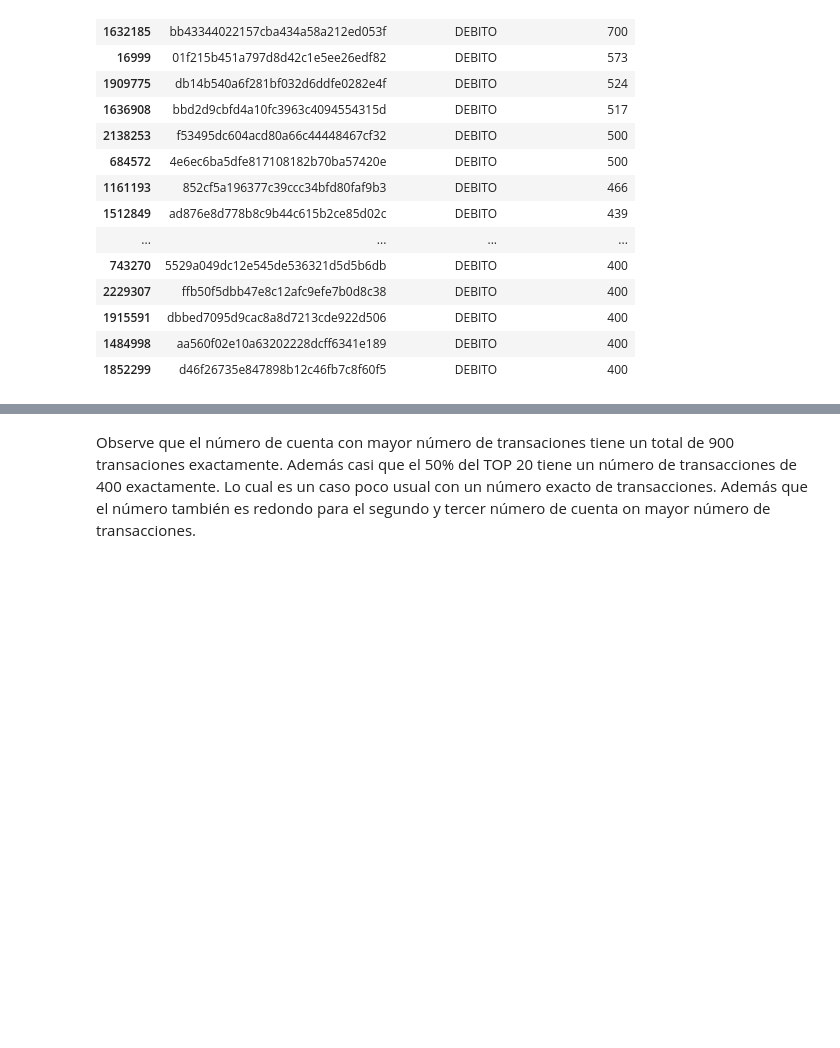
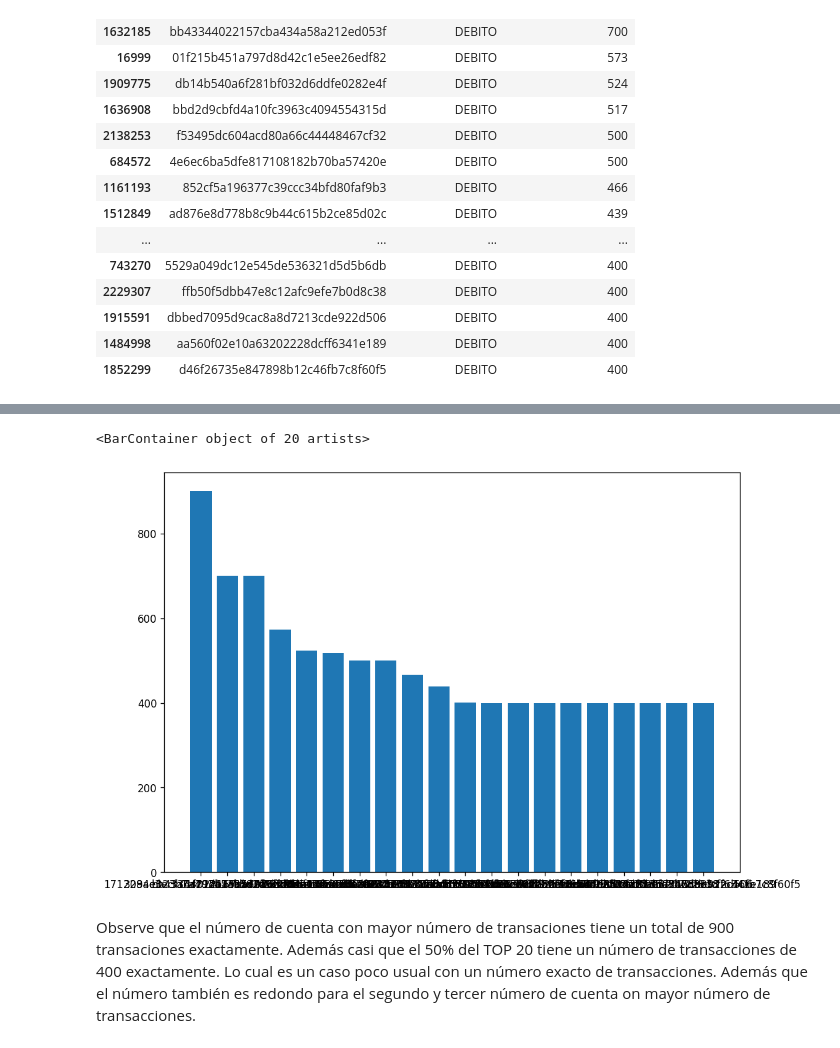
Before and after one commit to yyocampon/PruebaTecnicaNEQUI, a Jupyter notebook: PruebaTecnica.ipynb, the cells around one changed output, grey strips where cells are left out. Drawn from its saved outputs; the diff is of its cells as text; code cells hidden in the pictures; blank space fills up the shorter version.

```diff
--- a/PruebaTecnica.ipynb
+++ b/PruebaTecnica.ipynb
@@ -281,6 +293,13 @@ fig = px.bar(account_grouped_sort_fin, x='account_number', y='transaction_amount
 fig.show()
 # %% [output]
 [interactive output not drawn]
+# %%
+# Horizontal Bar Plot
+fig = plt.figure(figsize =(10, 7))
+plt.bar(account_grouped_sort_fin['account_number'], account_grouped_sort_fin['transaction_amount'])
+# %% [output]
+<BarContainer object of 20 artists>
+[figure, added]
 # %% [markdown]
 Observe que el número de cuenta con mayor número de transaciones tiene un total de 900 transaciones exactamente. Además casi que el 50% del TOP 20 tiene un número de transacciones de 400 exactamente. Lo cual es un caso poco usual con un número exacto de transacciones. Además que el número también es redondo para el segundo y tercer número de cuenta on mayor número de transacciones.
 # %% [markdown]
```
Also changed, not shown: parts of 3 cells of this notebook.
